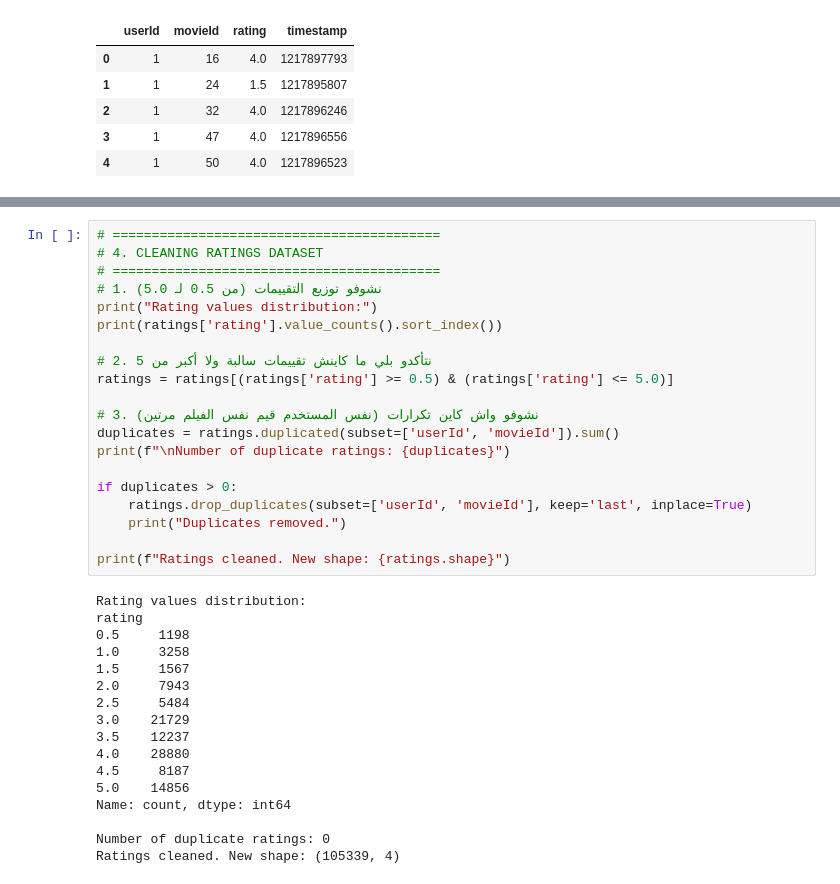
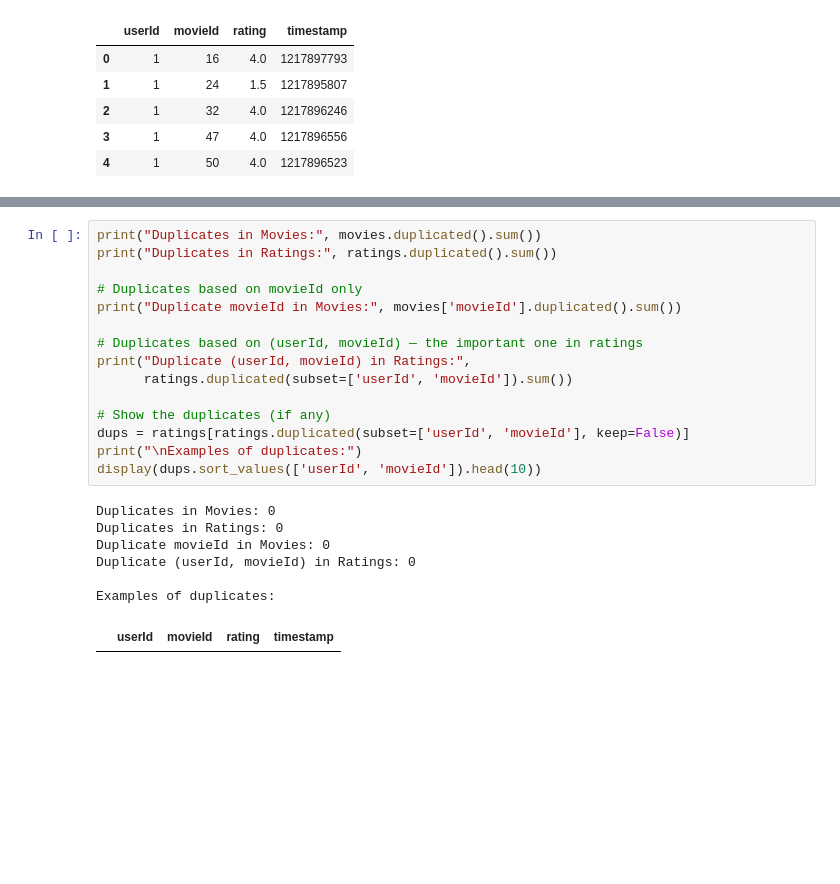
Before and after one commit to malakbzd/Movie-recommendation-system, a Jupyter notebook: Backend/notebooks/01_data_cleaning.ipynb, the cells around one changed output, grey strips where cells are left out. Drawn from its saved outputs; the diff is of its cells as text; blank space fills up the shorter version.

```diff
--- a/Backend/notebooks/01_data_cleaning.ipynb
+++ b/Backend/notebooks/01_data_cleaning.ipynb
@@ -139,38 +137,24 @@ Movies cleaned. New shape: (10329, 22)
 # %%
-# ==========================================
-# 4. CLEANING RATINGS DATASET
-# ==========================================
-# 1. نشوفو توزيع التقييمات (من 0.5 لـ 5.0)
-print("Rating values distribution:")
-print(ratings['rating'].value_counts().sort_index())
+print("Duplicates in Movies:", movies.duplicated().sum())
+print("Duplicates in Ratings:", ratings.duplicated().sum())
 
-# 2. نتأكدو بلي ما كاينش تقييمات سالبة ولا أكبر من 5
-ratings = ratings[(ratings['rating'] >= 0.5) & (ratings['rating'] <= 5.0)]
+# Duplicates based on movieId only
+print("Duplicate movieId in Movies:", movies['movieId'].duplicated().sum())
 
-# 3. نشوفو واش كاين تكرارات (نفس المستخدم قيم نفس الفيلم مرتين)
-duplicates = ratings.duplicated(subset=['userId', 'movieId']).sum()
-print(f"\nNumber of duplicate ratings: {duplicates}")
+# Duplicates based on (userId, movieId) — the important one in ratings
+print("Duplicate (userId, movieId) in Ratings:",
+      ratings.duplicated(subset=['userId', 'movieId']).sum())
 
-if duplicates > 0:
-    ratings.drop_duplicates(subset=['userId', 'movieId'], keep='last', inplace=True)
-    print("Duplicates removed.")
-
-print(f"Ratings cleaned. New shape: {ratings.shape}")
+# Show the duplicates (if any)
+dups = ratings[ratings.duplicated(subset=['userId', 'movieId'], keep=False)]
+print("\nExamples of duplicates:")
+display(dups.sort_values(['userId', 'movieId']).head(10))
 # %% [output]
-Rating values distribution:
-rating
-0.5     1198
-1.0     3258
-1.5     1567
-2.0     7943
-2.5     5484
-3.0    21729
-3.5    12237
-4.0    28880
-4.5     8187
-5.0    14856
-Name: count, dtype: int64
+Duplicates in Movies: 0
+Duplicates in Ratings: 0
+Duplicate movieId in Movies: 0
+Duplicate (userId, movieId) in Ratings: 0
 
-Number of duplicate ratings: 0
-Ratings cleaned. New shape: (105339, 4)
+Examples of duplicates:
+|  | userId | movieId | rating | timestamp |
 # %%
```
Also changed, not shown: parts of 13 cells of this notebook, 4 other files.
